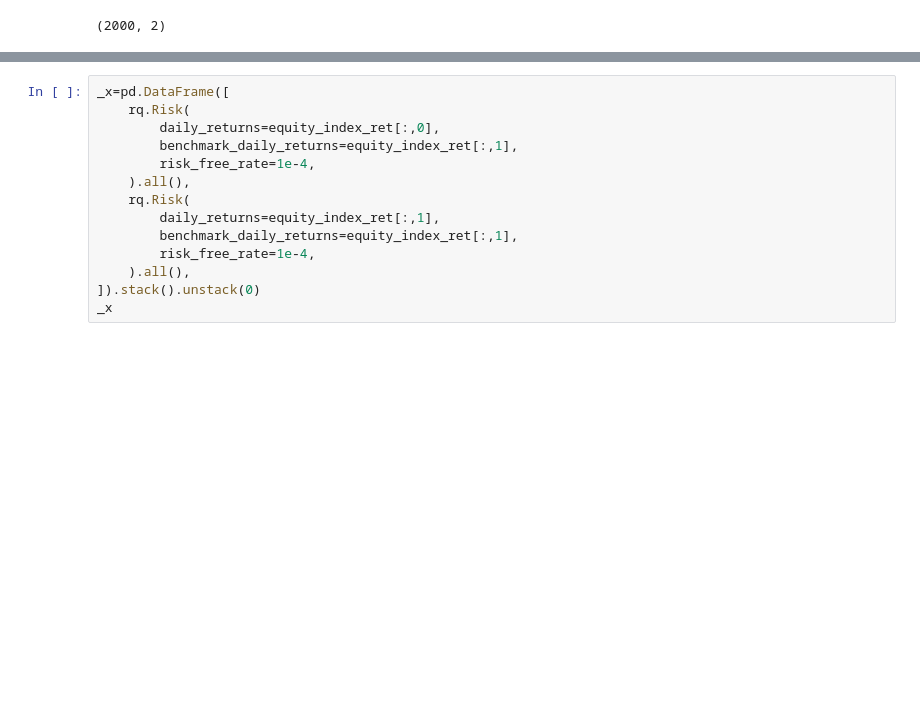
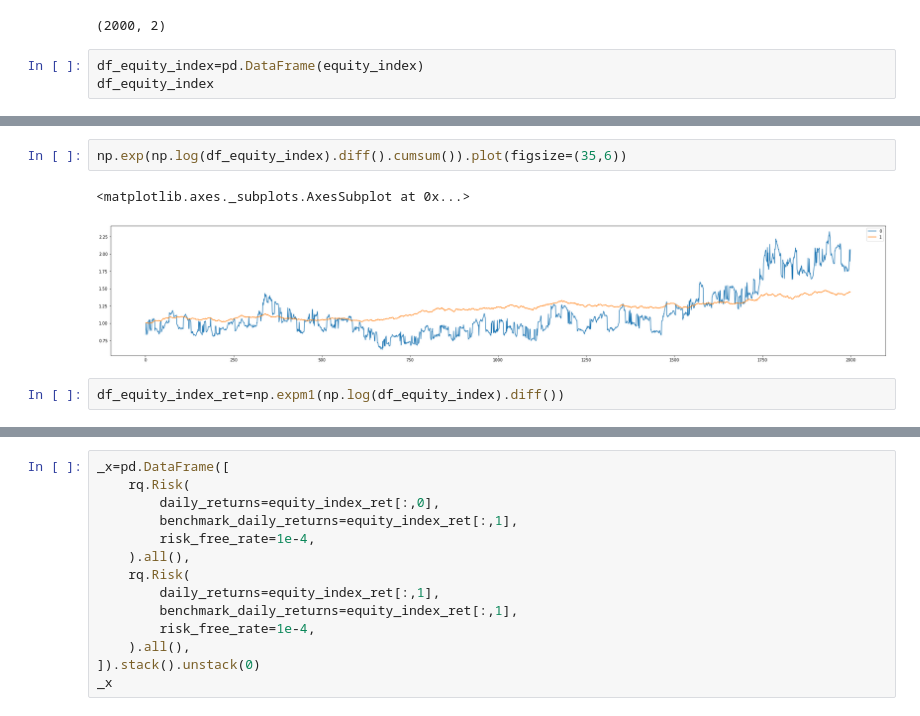
Before and after one commit to goodchinas/pyqi, a Jupyter notebook: 42.量化策略系统框架和功能模块/3.hello app.ipynb, the cells around one changed output, grey strips where cells are left out. Drawn from its saved outputs; the diff is of its cells as text; blank space fills up the shorter version.

```diff
--- a/42.量化策略系统框架和功能模块/3.hello app.ipynb
+++ b/42.量化策略系统框架和功能模块/3.hello app.ipynb
@@ -276,3 +262,6 @@ equity_index=np.c_[equity,index]
 equity_index.shape
 # %% [output]
 (2000, 2)
+# %%
+df_equity_index=pd.DataFrame(equity_index)
+df_equity_index
@@ -286,0 +291,7 @@ pd.DataFrame(equity_index_net).plot(figsize=(35,6))
+# %%
+np.exp(np.log(df_equity_index).diff().cumsum()).plot(figsize=(35,6))
+# %% [output]
+<matplotlib.axes._subplots.AxesSubplot at 0x...>
+[figure, added]
+# %%
+df_equity_index_ret=np.expm1(np.log(df_equity_index).diff())
```
Also changed, not shown: parts of 8 cells of this notebook, 4 other files.
